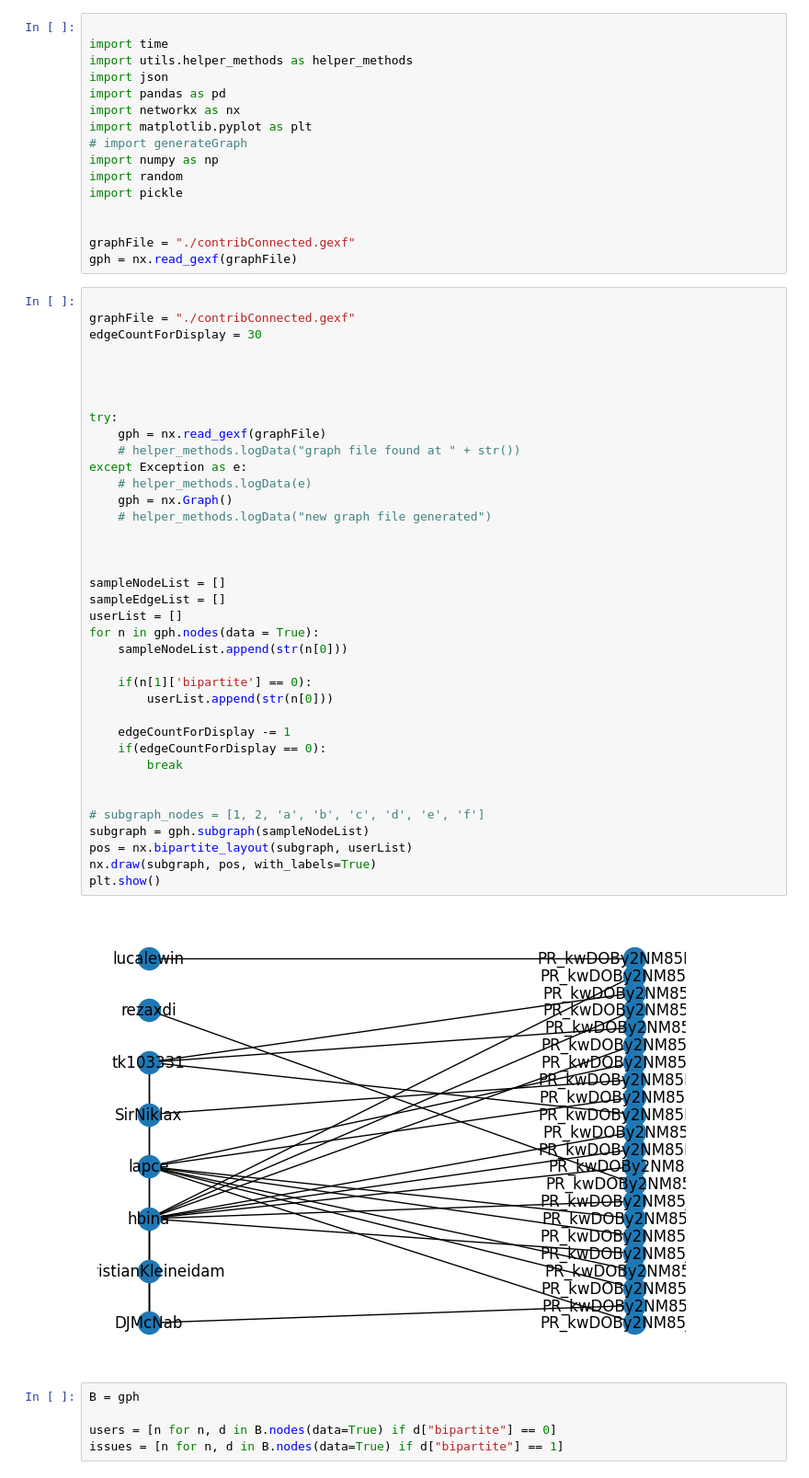
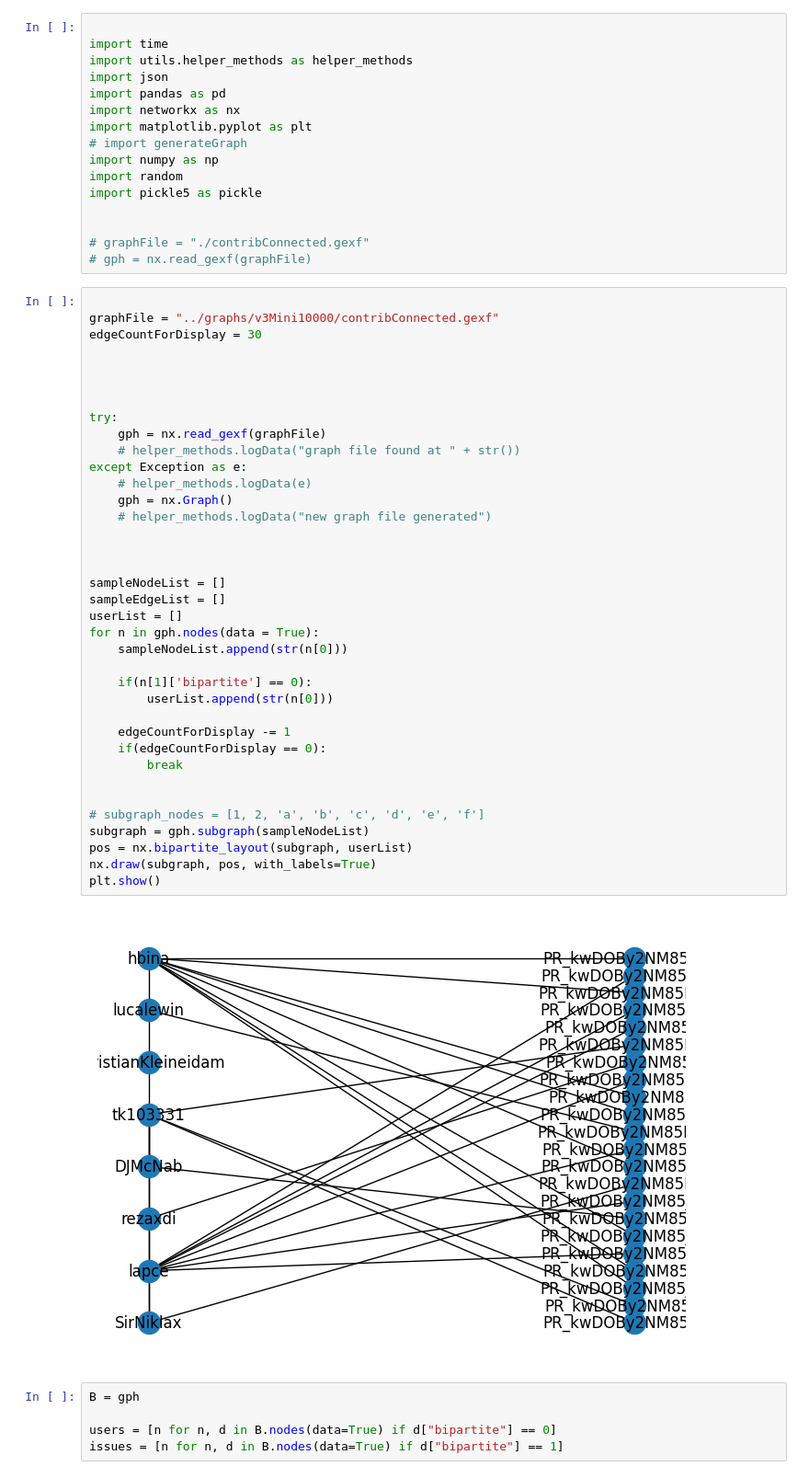
Before and after one commit to mirchandani-mohnish/issue-recommendation, a Jupyter notebook: github_data/scripts/allCommonEdges.ipynb, the cells around one changed output. Shown at 92% size. Drawn from its saved outputs; the diff is of its cells as text.

```diff
--- a/github_data/scripts/allCommonEdges.ipynb
+++ b/github_data/scripts/allCommonEdges.ipynb
@@ -9,14 +9,14 @@ import matplotlib.pyplot as plt
 # import generateGraph
 import numpy as np
 import random
-import pickle
+import pickle5 as pickle
 
 
-graphFile = "./contribConnected.gexf"
-gph = nx.read_gexf(graphFile)
+# graphFile = "./contribConnected.gexf"
+# gph = nx.read_gexf(graphFile)
 # %%
 
-graphFile = "./contribConnected.gexf"
+graphFile = "../graphs/v3Mini10000/contribConnected.gexf"
 edgeCountForDisplay = 30
 
 
@@ -25,34 +25,34 @@ edgeCountForDisplay = 30
 try:
     gph = nx.read_gexf(graphFile)
     # helper_methods.logData("graph file found at " + str())
 except Exception as e:
     # helper_methods.logData(e)
     gph = nx.Graph()
     # helper_methods.logData("new graph file generated")
 
 
 
 sampleNodeList = []
 sampleEdgeList = []
 userList = []
 for n in gph.nodes(data = True):
     sampleNodeList.append(str(n[0]))
 
     if(n[1]['bipartite'] == 0):
         userList.append(str(n[0]))
 
     edgeCountForDisplay -= 1
     if(edgeCountForDisplay == 0):
         break
 
 
 # subgraph_nodes = [1, 2, 'a', 'b', 'c', 'd', 'e', 'f']
 subgraph = gph.subgraph(sampleNodeList)
 pos = nx.bipartite_layout(subgraph, userList)
 nx.draw(subgraph, pos, with_labels=True)
 plt.show()
 # %% [output]
-[figure, old version]
+[figure, new version]
 # %%
 B = gph
 
```
Also changed, not shown: parts of 11 cells of this notebook, 2 other files.
